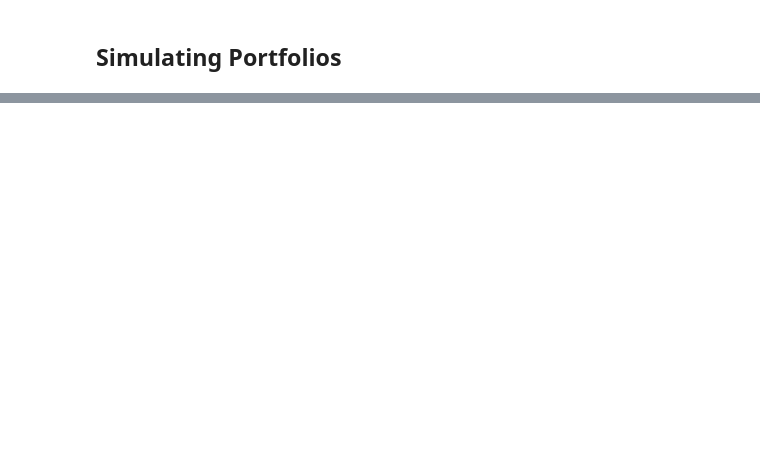
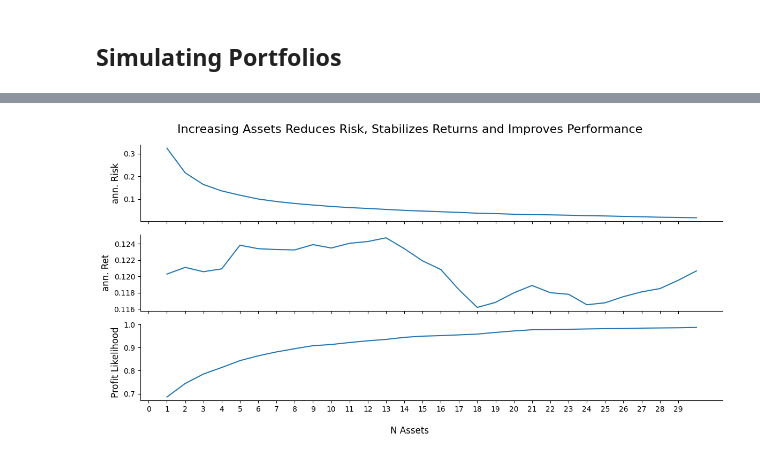
Before and after one commit to JamieW365/trading_algos, a Jupyter notebook: notebooks/optimization/time_diversification.ipynb, the cells around one changed output, grey strips where cells are left out. Saved outputs shown, nothing was run; the diff lists cells and outputs as text; code cells hidden in the pictures; blank space fills up the shorter version.

Commit message:
risk return profit% plot

```diff
--- a/notebooks/optimization/time_diversification.ipynb
+++ b/notebooks/optimization/time_diversification.ipynb
@@ -141,0 +222,24 @@ df_inv
+# %%
+fig, ax = plt.subplots(3, 1, figsize=(12, 6), tight_layout=True, sharex=True)
+
+fig.suptitle('Increasing Assets Reduces Risk, Stabilizes Returns and Improves Performance', fontsize=16)
+fig.supxlabel('N Assets')
+
+ax[0].set_ylabel('ann. Risk',fontsize=12)
+ax[0].set_xticks(np.arange(0,len(df_summary)))
+ax[0].spines[['top', 'right']].set_visible(False)
+ax[0].plot(df_summary['Ann.Risk'])
+
+ax[1].set_ylabel('ann. Ret',fontsize=12)
+ax[1].set_xticks(np.arange(0,len(df_summary)))
+ax[1].spines[['top', 'right']].set_visible(False)
+ax[1].plot(df_summary['CAGR'])
+
+ax[2].set_ylabel('Profit Likelihood',fontsize=12)
+ax[2].set_xticks(np.arange(0,len(df_summary)))
+ax[2].spines[['top', 'right']].set_visible(False)
+ax[2].plot(df_summary['Profit Likelihood'])
+
+plt.show();
+# %% [output]
+[figure, added]
```
Also changed, not shown: parts of 20 cells of this notebook.
